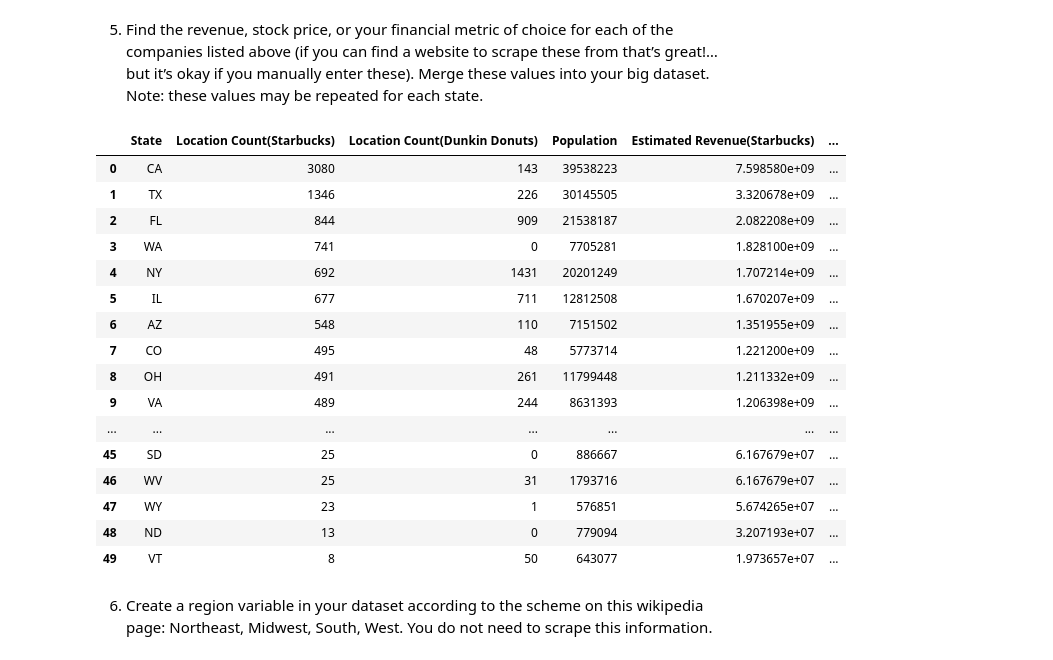
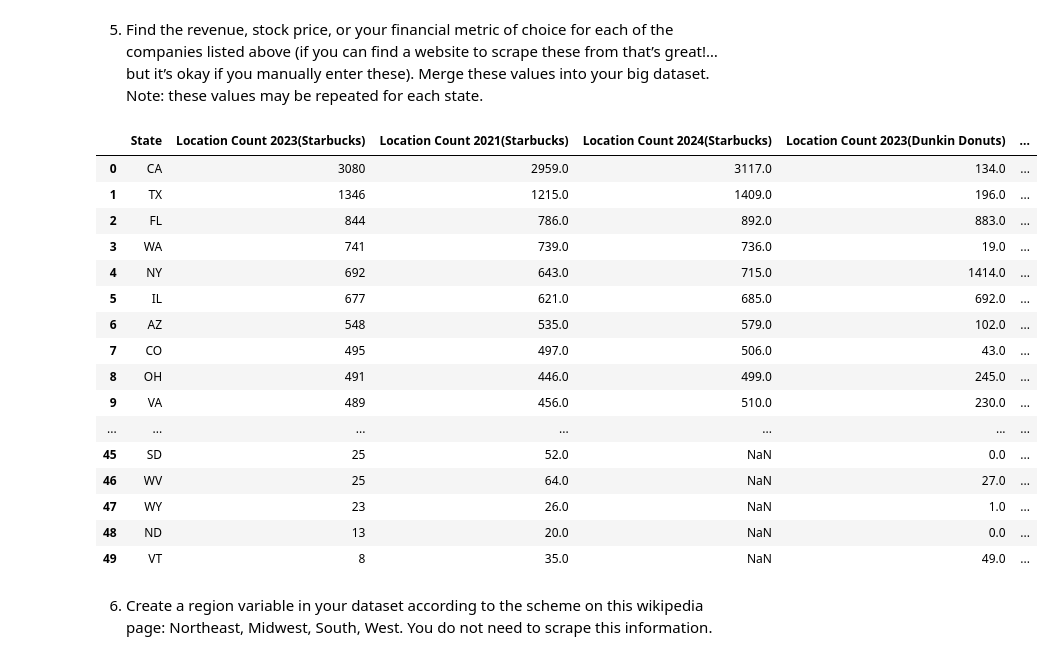
Before and after one commit to ddchamber/Week4, a Jupyter notebook: lab4.ipynb, the cells around one changed output. Drawn from its saved outputs; the diff is of its cells as text; code cells hidden in the pictures.

```diff
--- a/lab4.ipynb
+++ b/lab4.ipynb
@@ -96,11 +96,15 @@ table = soup.find("table",
 rows = []
 for row in table.find_all("tr")[1:]:
     state_name = row.find("a").text
-    num_locations_star = row.find("td").get_text(strip = True)
+    num_locations_star_23 = row.find_all("td")[0].get_text(strip = True)
+    num_locations_star_21 = row.find_all("td")[1].get_text(strip = True)
+    num_locations_star_24 = row.find_all("td")[2].get_text(strip = True)
 
     rows.append({
         "State": stateabb(state_name),
-        "Location Count(Starbucks)": num_locations_star
+        "Location Count 2023(Starbucks)": num_locations_star_23,
+        "Location Count 2021(Starbucks)": num_locations_star_21,
+        "Location Count 2024(Starbucks)": num_locations_star_24
     })
 myDataStarb = pd.DataFrame(rows)
 
@@ -115,19 +119,24 @@ table = soup.find("table",
 rows = []
 for row in table.find_all("tr")[1:]:
     state_name = row.find("a").text
-    num_locations_dunk = row.find("td").get_text(strip = True)
+    num_locations_dunk_24 = row.find_all("td")[0].get_text(strip = True)
+    num_locations_dunk_23 = row.find_all("td")[1].get_text(strip = True)
 
     rows.append({
         "State": stateabb(state_name),
-        "Location Count(Dunkin Donuts)": num_locations_dunk
+        "Location Count 2023(Dunkin Donuts)": num_locations_dunk_23,
+        "Location Count 2024(Dunkin Donuts)": num_locations_dunk_24
     })
 myDataDunk = pd.DataFrame(rows)
 
 # Merge two location sets by State
 myDataCoffee = pd.merge(myDataStarb, myDataDunk, on= "State")
 # Make numeric for adding
-myDataCoffee['Location Count(Starbucks)'] = pd.to_numeric(myDataCoffee['Location Count(Starbucks)'].str.replace(',', ''), errors='coerce')
-myDataCoffee['Location Count(Dunkin Donuts)'] = pd.to_numeric(myDataCoffee['Location Count(Dunkin Donuts)'].str.replace(',', ''), errors='coerce')
+myDataCoffee['Location Count 2023(Starbucks)'] = pd.to_numeric(myDataCoffee['Location Count 2023(Starbucks)'].str.replace(',', ''), errors='coerce')
+myDataCoffee['Location Count 2021(Starbucks)'] = pd.to_numeric(myDataCoffee['Location Count 2021(Starbucks)'].str.replace(',', ''), errors='coerce')
+myDataCoffee['Location Count 2024(Starbucks)'] = pd.to_numeric(myDataCoffee['Location Count 2024(Starbucks)'].str.replace(',', ''), errors='coerce')
+myDataCoffee['Location Count 2023(Dunkin Donuts)'] = pd.to_numeric(myDataCoffee['Location Count 2023(Dunkin Donuts)'].str.replace(',', ''), errors='coerce')
+myDataCoffee['Location Count 2024(Dunkin Donuts)'] = pd.to_numeric(myDataCoffee['Location Count 2024(Dunkin Donuts)'].str.replace(',', ''), errors='coerce')
 # Add to get coffee shop totals for each state
 #myDataCoffee['Location Count'] = myDataCoffee['Location Count(Starbucks)'].add(myDataCoffee["Location Count(Dunkin Donuts)"])
 # Drop unneeded columns
@@ -205,32 +214,33 @@ myDataCoffeePop
 # %%
 # Found that anual revenue in 2023 for Starbucks and Dunkin is [36150000000, 1370000000] from Yahoo Finance
 # We will create an estimated revenue column that takes a portion of anual revenue divided by store locations in that state
-sb_total_stores = myDataCoffeePop['Location Count(Starbucks)'].sum()
+# Focus on 2023 since is only year where ther eis full data for each chain
+sb_total_stores = myDataCoffeePop['Location Count 2023(Starbucks)'].sum()
 sb_rev_per_store = round(36150000000/sb_total_stores, 2)
-myDataCoffeePop['Estimated Revenue(Starbucks)'] = myDataCoffeePop['Location Count(Starbucks)'] * sb_rev_per_store
+myDataCoffeePop['Estimated Revenue 2023(Starbucks)'] = myDataCoffeePop['Location Count 2023(Starbucks)'] * sb_rev_per_store
 
-dd_total_stores = myDataCoffeePop['Location Count(Dunkin Donuts)'].sum()
+dd_total_stores = myDataCoffeePop['Location Count 2023(Dunkin Donuts)'].sum()
 dd_rev_per_store = round(36150000000/dd_total_stores, 2)
-myDataCoffeePop['Estimated Revenue(Dunkin Donuts)'] = myDataCoffeePop['Location Count(Dunkin Donuts)'] * dd_rev_per_store
+myDataCoffeePop['Estimated Revenue 2023(Dunkin Donuts)'] = myDataCoffeePop['Location Count 2023(Dunkin Donuts)'] * dd_rev_per_store
 myDataCoffeePop
 # %% [output]
-|  | State | Location Count(Starbucks) | Location Count(Dunkin Donuts) | Population | Estimated Revenue(Starbucks) | ... |
-| 0 | CA | 3080 | 143 | 39538223 | 7.598580e+09 | ... |
-| 1 | TX | 1346 | 226 | 30145505 | 3.320678e+09 | ... |
-| 2 | FL | 844 | 909 | 21538187 | 2.082208e+09 | ... |
-| 3 | WA | 741 | 0 | 7705281 | 1.828100e+09 | ... |
-| 4 | NY | 692 | 1431 | 20201249 | 1.707214e+09 | ... |
-| 5 | IL | 677 | 711 | 12812508 | 1.670207e+09 | ... |
-| 6 | AZ | 548 | 110 | 7151502 | 1.351955e+09 | ... |
-| 7 | CO | 495 | 48 | 5773714 | 1.221200e+09 | ... |
-| 8 | OH | 491 | 261 | 11799448 | 1.211332e+09 | ... |
-| 9 | VA | 489 | 244 | 8631393 | 1.206398e+09 | ... |
+|  | State | Location Count 2023(Starbucks) | Location Count 2021(Starbucks) | Location Count 2024(Starbucks) | Location Count 2023(Dunkin Donuts) | ... |
+| 0 | CA | 3080 | 2959.0 | 3117.0 | 134.0 | ... |
+| 1 | TX | 1346 | 1215.0 | 1409.0 | 196.0 | ... |
+| 2 | FL | 844 | 786.0 | 892.0 | 883.0 | ... |
+| 3 | WA | 741 | 739.0 | 736.0 | 19.0 | ... |
+| 4 | NY | 692 | 643.0 | 715.0 | 1414.0 | ... |
+| 5 | IL | 677 | 621.0 | 685.0 | 692.0 | ... |
+| 6 | AZ | 548 | 535.0 | 579.0 | 102.0 | ... |
+| 7 | CO | 495 | 497.0 | 506.0 | 43.0 | ... |
+| 8 | OH | 491 | 446.0 | 499.0 | 245.0 | ... |
+| 9 | VA | 489 | 456.0 | 510.0 | 230.0 | ... |
 | ... | ... | ... | ... | ... | ... | ... |
-| 45 | SD | 25 | 0 | 886667 | 6.167679e+07 | ... |
-| 46 | WV | 25 | 31 | 1793716 | 6.167679e+07 | ... |
-| 47 | WY | 23 | 1 | 576851 | 5.674265e+07 | ... |
-| 48 | ND | 13 | 0 | 779094 | 3.207193e+07 | ... |
-| 49 | VT | 8 | 50 | 643077 | 1.973657e+07 | ... |
+| 45 | SD | 25 | 52.0 | NaN | 0.0 | ... |
+| 46 | WV | 25 | 64.0 | NaN | 27.0 | ... |
+| 47 | WY | 23 | 26.0 | NaN | 1.0 | ... |
+| 48 | ND | 13 | 20.0 | NaN | 0.0 | ... |
+| 49 | VT | 8 | 35.0 | NaN | 49.0 | ... |
 # %% [markdown]
 
 6. Create a region variable in your dataset according to the scheme on this wikipedia page: Northeast, Midwest, South, West. You do not need to scrape this information.
```
Also changed, not shown: parts of 8 cells of this notebook, 1 other file.
